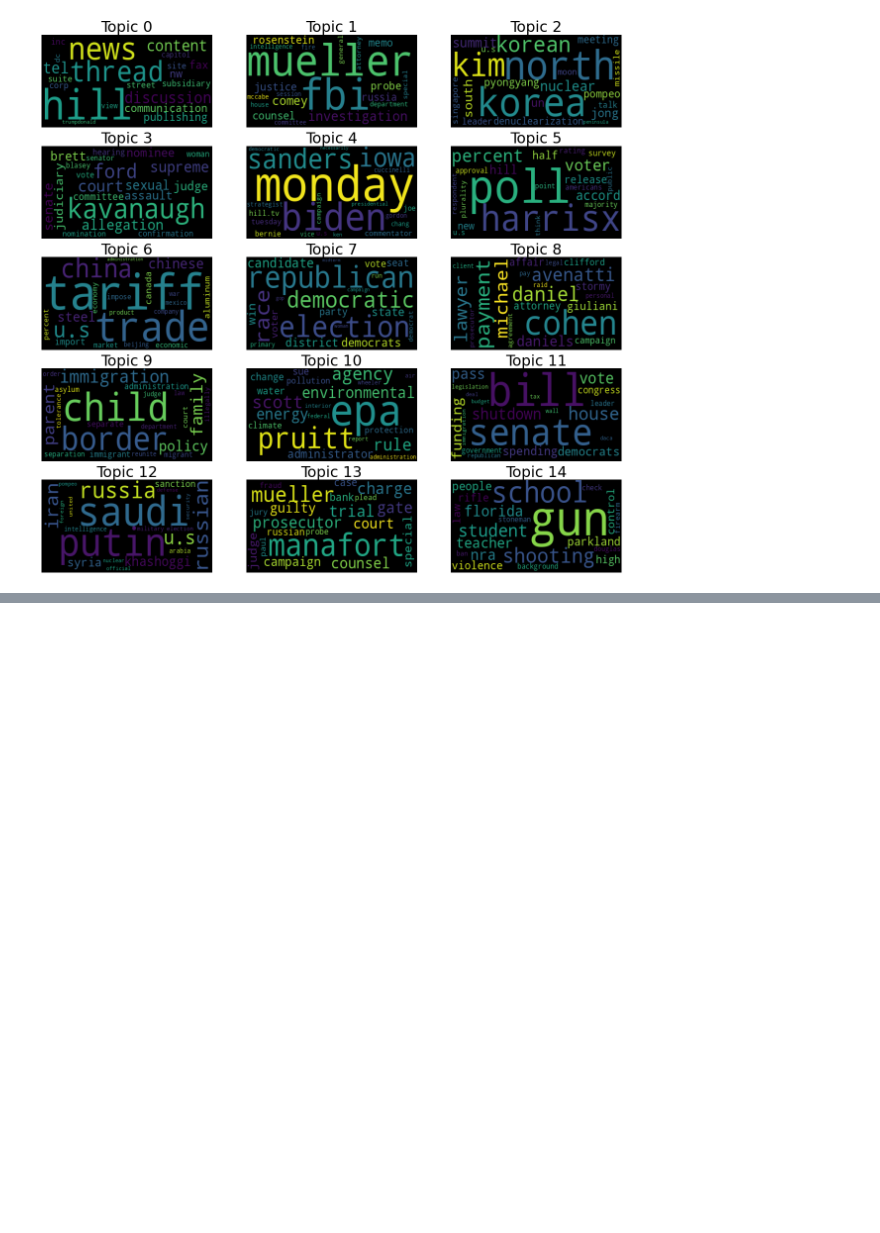
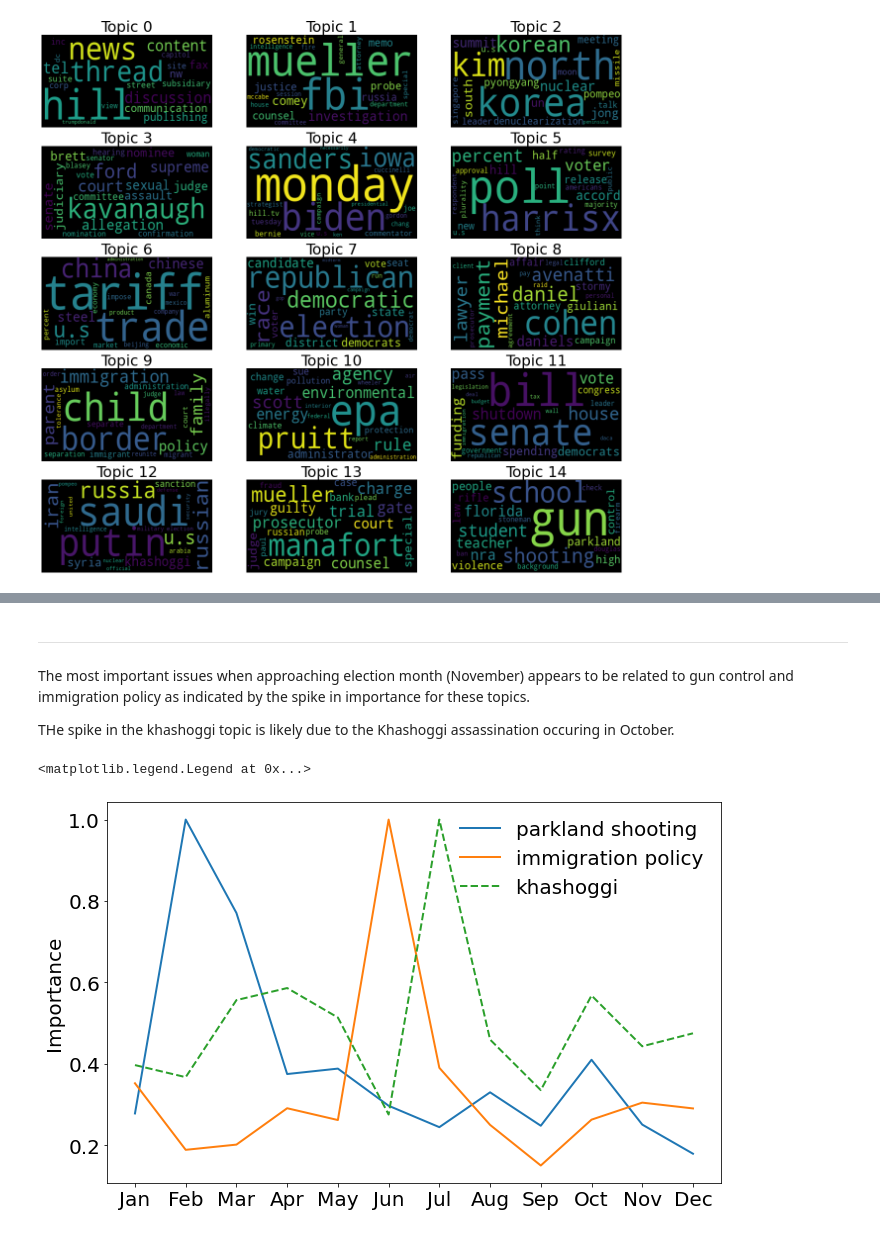
Before and after one commit to gitabaz/erdos_nlp, a Jupyter notebook: 2018_election.ipynb, the cells around one changed output, grey strips where cells are left out. Drawn from its saved outputs; the diff is of its cells as text; code cells hidden in the pictures; blank space fills up the shorter version.

```diff
--- a/2018_election.ipynb
+++ b/2018_election.ipynb
@@ -808,0 +834,23 @@ plt.legend(labels=[topic_dict[i] for i in range(1,15)],
+# %% [markdown]
+---
+# %% [markdown]
+The most important issues when approaching election month (November) appears to be related to gun control and immigration policy as indicated by the spike in importance for these topics.
+
+THe spike in the khashoggi topic is likely due to the Khashoggi assassination occuring in October.
+# %%
+fig, ax = plt.subplots(figsize=(11,7))
+
+(df_all_politics.groupby(["month", "topic"]).count().unstack()["id"].iloc[:,14] / df_all_politics.groupby(["month", "topic"]).count().unstack()["id"].iloc[:,14].max()).plot(ax=ax, label=topic_dict[14], linewidth=2)
+(df_all_politics.groupby(["month", "topic"]).count().unstack()["id"].iloc[:,9] / df_all_politics.groupby(["month", "topic"]).count().unstack()["id"].iloc[:,9].max()).plot(ax=ax, label=topic_dict[9], linewidth=2)
+(df_all_politics.groupby(["month", "topic"]).count().unstack()["id"].iloc[:,12] / df_all_politics.groupby(["month", "topic"]).count().unstack()["id"].iloc[:,12].max()).plot(ax=ax, label=topic_dict[12], linewidth=2, linestyle="dashed")
+
+ax.set_ylabel("Importance")
+ax.set_xlabel("")
+
+ax.set_xticks(np.arange(1,13))
+ax.set_xticklabels(["Jan", "Feb", "Mar", "Apr", "May", "Jun", "Jul", "Aug", "Sep", "Oct", "Nov", "Dec"])
+
+plt.legend(fontsize=20, frameon=False)#, bbox_to_anchor=(1, 1, 0, 0))
+# %% [output]
+<matplotlib.legend.Legend at 0x...>
+[figure, added]
```
Also changed, not shown: parts of 8 cells of this notebook.
